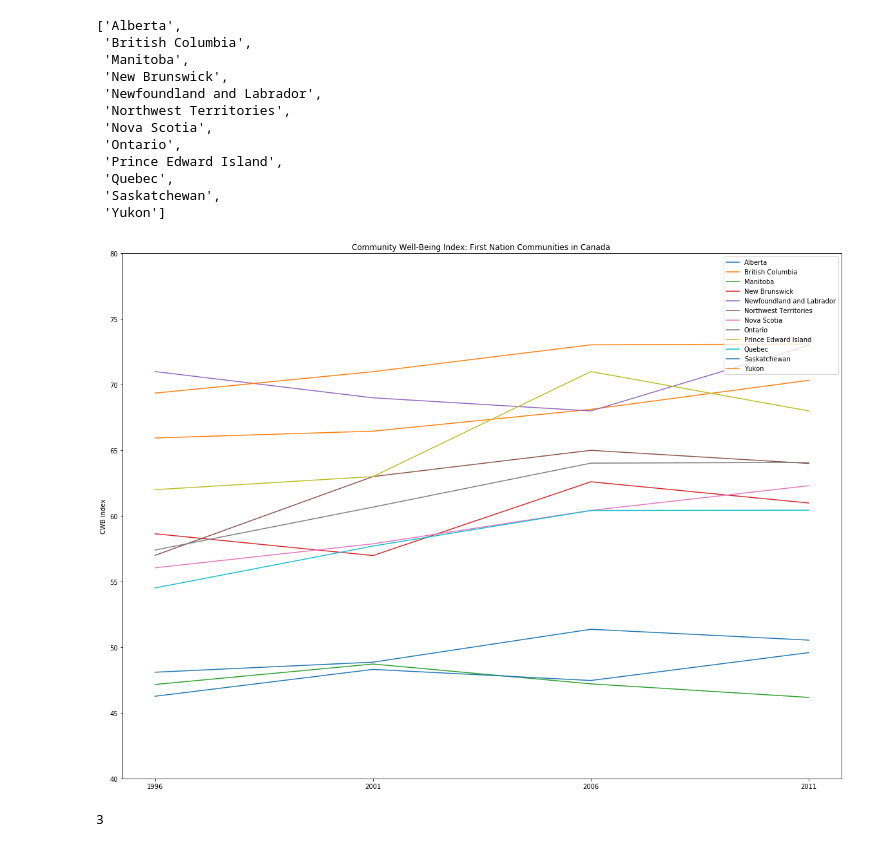
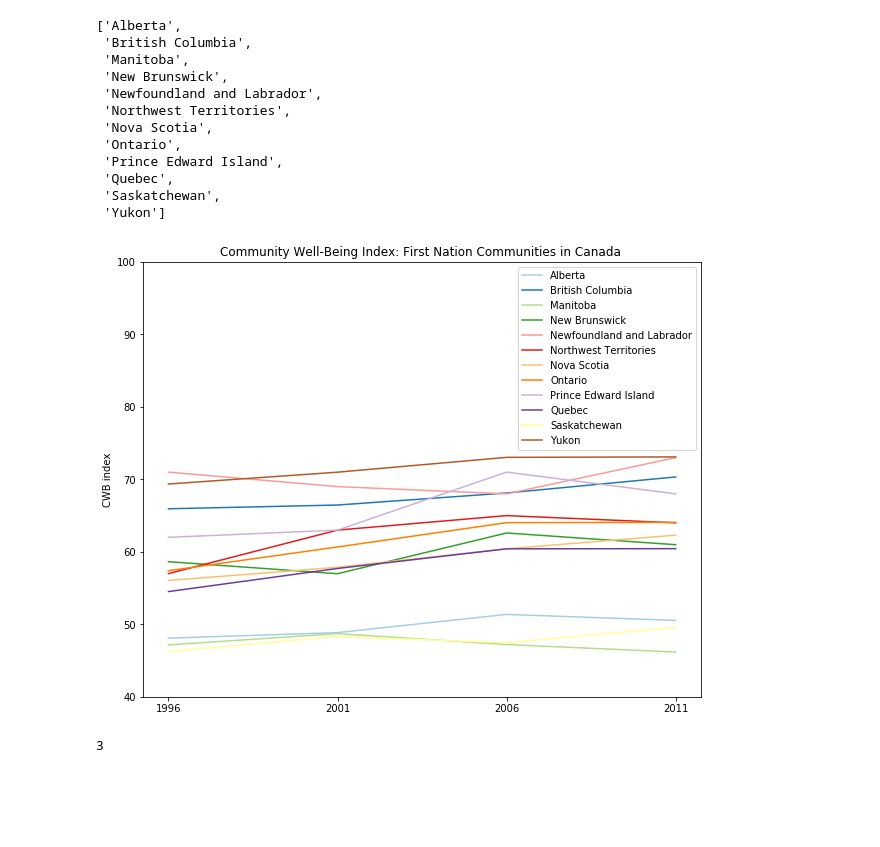
Before and after one commit to elsantonato/07-Project-1, a Jupyter notebook: Pandas/Census_cwb_csv_provinces_1996_2011.ipynb, the cells around one changed output. Saved outputs shown, nothing was run; the diff lists cells and outputs as text; code cells hidden in the pictures; blank space fills up the shorter version.

```diff
--- a/Pandas/Census_cwb_csv_provinces_1996_2011.ipynb
+++ b/Pandas/Census_cwb_csv_provinces_1996_2011.ipynb
@@ -360,19 +369,19 @@ province_list
  'Saskatchewan',
  'Yukon']
 # %%
-FN_CWB_df.plot(kind="line", figsize=(20,15))
+markers=("o","x",".","v","+","x","o","x",".","v","+","x")
+FN_CWB_df.plot(kind="line", figsize=(10,8), colormap="Paired")
 x_axis = np.arange(len(list(FN_CWB_df.index.values)))
 plt.xticks(x_axis,list(FN_CWB_df.index.values))
 plt.title("Community Well-Being Index: First Nation Communities in Canada ")
 plt.ylabel ("CWB index")
 plt.legend(province_list,loc='upper right')
-plt.ylim(40, 80)
+plt.ylim(40, 100)
 fig_path="../Output/All_provinces_FN.png"
 plt.savefig(fig_path)
-plt.text(max(x_axis), )
 plt.show()
 # %% [output]
-[figure, old version]
+[figure, new version]
 # %%
 max(x_axis)
 # %% [output]
```
Also changed, not shown: parts of 2 cells of this notebook, 15 other files.
